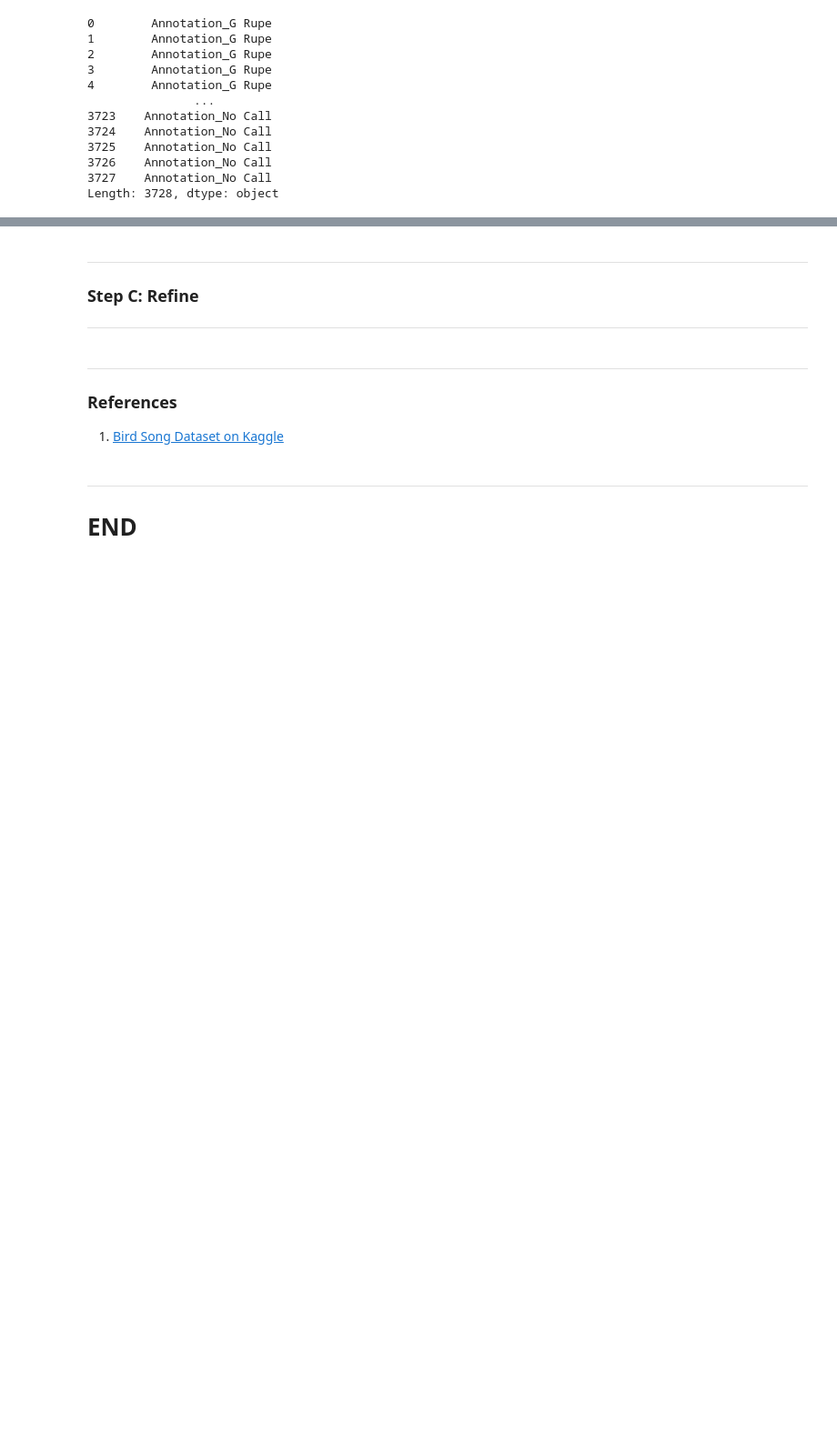
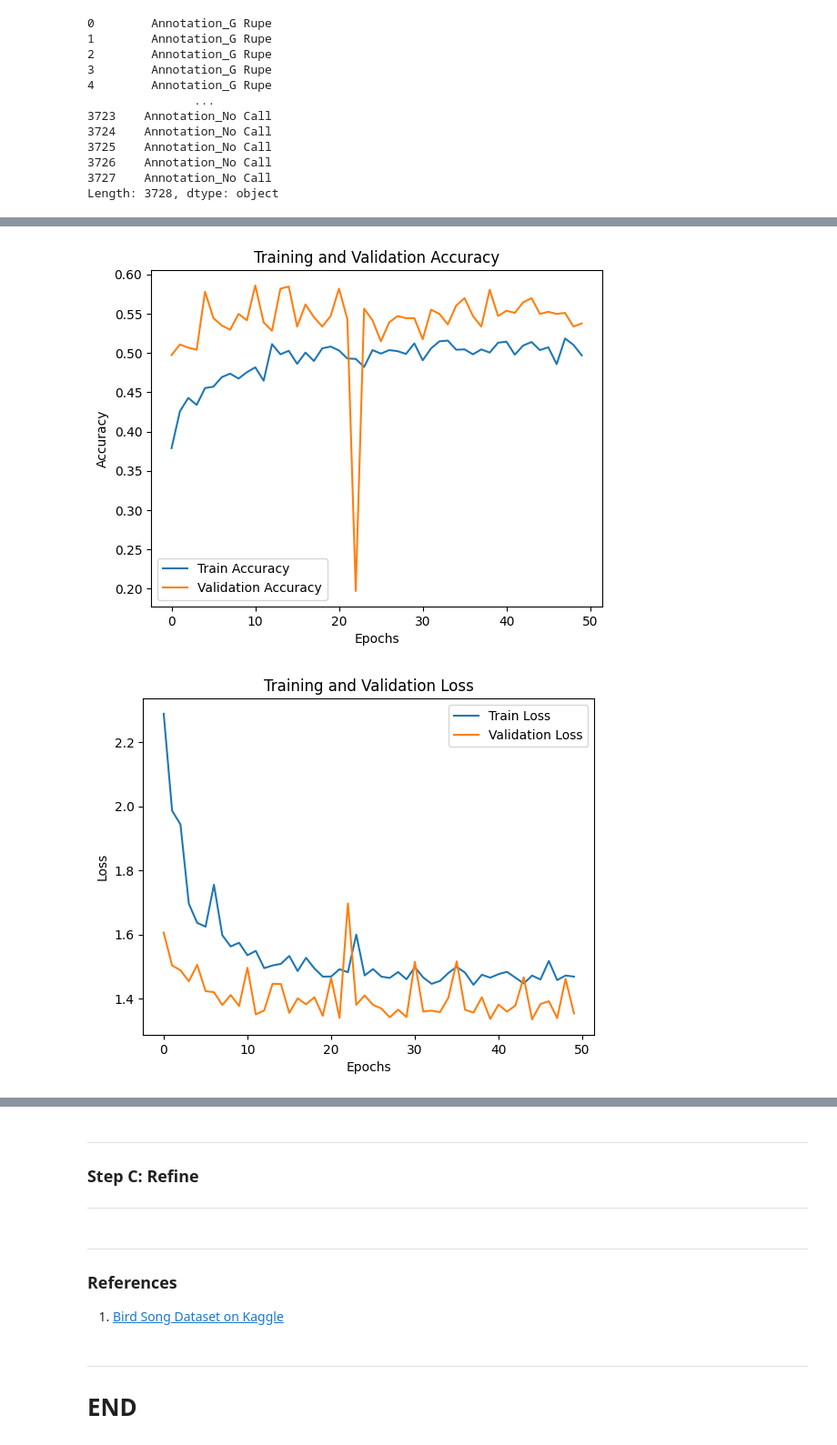
Before and after one commit to damienfarrell/machine-learning-project-2, a Jupyter notebook: project_2.ipynb, the cells around one changed output, grey strips where cells are left out. Shown at 91% size. Saved outputs shown, nothing was run; the diff lists cells and outputs as text; code cells hidden in the pictures; blank space fills up the shorter version.

```diff
--- a/project_2.ipynb
+++ b/project_2.ipynb
@@ -332,0 +384,9 @@ disp.plot(cmap='viridis')
+# %%
+# Add a channel dimension
+X_train = np.expand_dims(X_train, axis=-1)
+X_val = np.expand_dims(X_val, axis=-1)
+X_test = np.expand_dims(X_test, axis=-1)
+# %%
+train_iterator = train_datagen.flow(X_train, y_train, batch_size=30, shuffle=True)
+val_iterator = val_datagen.flow(X_val, y_val, batch_size=len(y_val), shuffle=True)
+test_iterator = test_datagen.flow(X_test, y_test, batch_size=len(y_test), shuffle=True)
@@ -332,0 +442,17 @@ disp.plot(cmap='viridis')
+# %%
+early_stop = keras.callbacks.EarlyStopping(
+    monitor='accuracy',
+    patience=20,
+    restore_best_weights=True
+)
+
+callback_modelcheckpoint = tf.keras.callbacks.ModelCheckpoint(
+    filepath='best_model_EN.keras', monitor='val_loss', save_best_only=True)
+# %%
+history = model.fit(
+    train_iterator,
+    batch_size=32,
+    epochs=50,
+    validation_data=val_iterator,
+    callbacks=[early_stop, callback_modelcheckpoint]
+)
@@ -332,0 +486,21 @@ disp.plot(cmap='viridis')
+# %%
+plt.figure()
+plt.plot(history.history['accuracy'], label='Train Accuracy')
+plt.plot(history.history['val_accuracy'], label='Validation Accuracy')
+plt.ylabel('Accuracy')
+plt.xlabel('Epochs')
+plt.legend()
+plt.title('Training and Validation Accuracy')
+plt.show()
+
+plt.figure()
+plt.plot(history.history['loss'], label='Train Loss')
+plt.plot(history.history['val_loss'], label='Validation Loss')
+plt.ylabel('Loss')
+plt.xlabel('Epochs')
+plt.legend()
+plt.title('Training and Validation Loss')
+plt.show()
+# %% [output]
+[figure, added]
+[figure, added]
```
Also changed, not shown: parts of 30 cells of this notebook, 2 other files.
